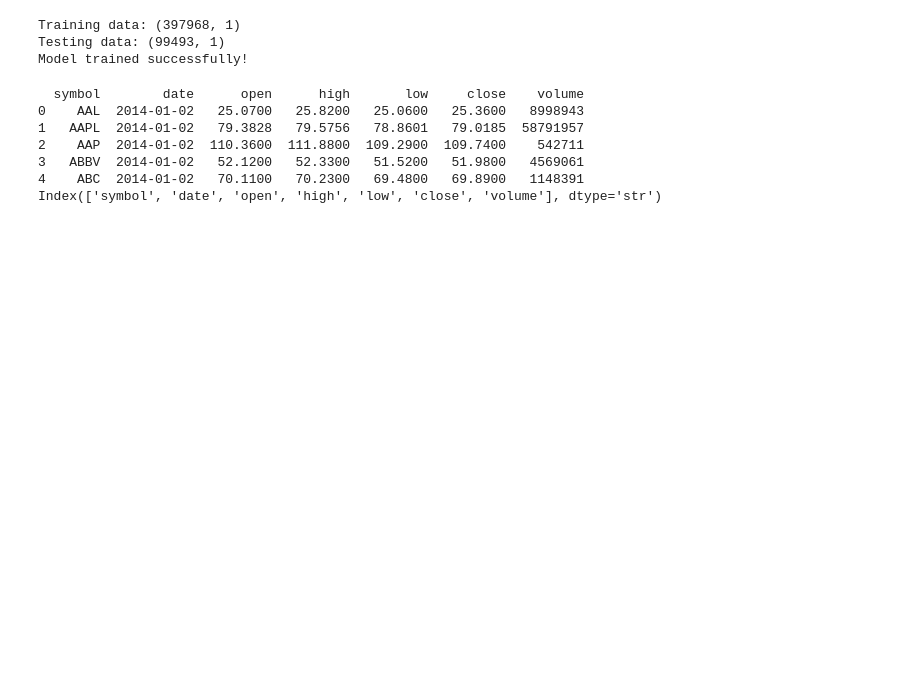
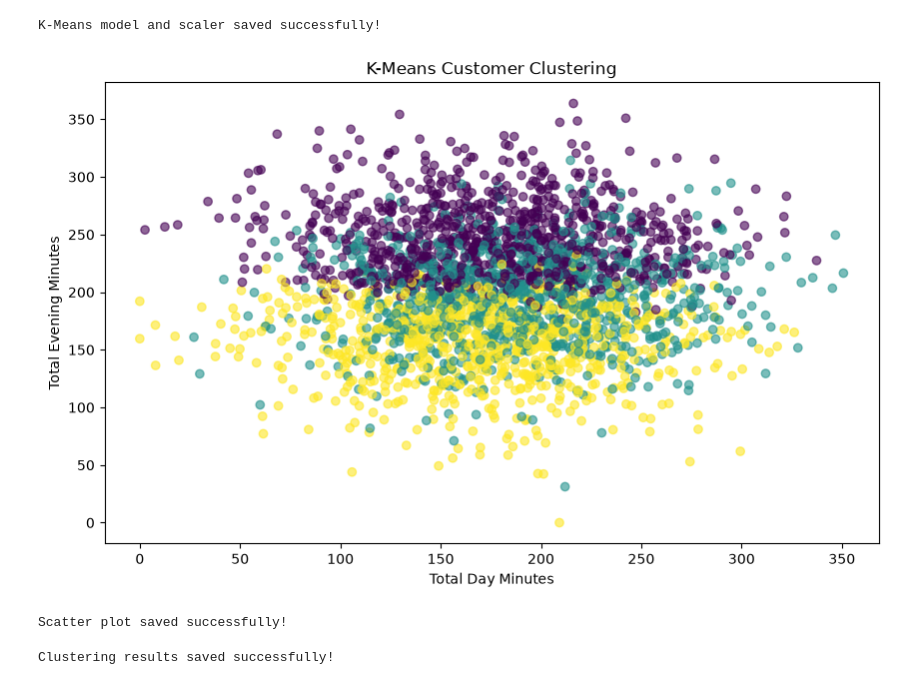
Before and after one commit to Durojayeelizabeth2020-hub/CODVEDA-DATA-ANALYTICS-INTERNSHIP, a Jupyter notebook: LEVEL_2/Cleaned data.ipynb, the cells around one changed output. Saved outputs shown, nothing was run; the diff lists cells and outputs as text; code cells hidden in the pictures; blank space fills up the shorter version.

```diff
--- a/LEVEL_2/Cleaned data.ipynb
+++ b/LEVEL_2/Cleaned data.ipynb
@@ -138,41 +0,0 @@ Testing data: (99495, 1)
-# %%
-X = df[["open"]]
-y = df["close"]
-df_clean = pd.concat([X, y], axis=1).dropna()
-X = df_clean[["open"]]
-y = df_clean["close"]
-
-# Now split
-X_train, X_test, y_train, y_test = train_test_split(
-    X,
-    y,
-    test_size=0.2,
-    random_state=42
-)
-
-print("Training data:", X_train.shape)
-print("Testing data:", X_test.shape)
-
-# Now train
-from sklearn.linear_model import LinearRegression
-model = LinearRegression()
-model.fit(X_train, y_train)
-
-print("Model trained successfully!")
-# %% [output]
-Training data: (397968, 1)
-Testing data: (99493, 1)
-Model trained successfully!
-# %%
-df = pd.read_csv("2) Stock Prices Data Set.csv")
-
-print(df.head())
-print(df.columns)
-# %% [output]
-  symbol        date      open      high       low     close    volume
-0    AAL  2014-01-02   25.0700   25.8200   25.0600   25.3600   8998943
-1   AAPL  2014-01-02   79.3828   79.5756   78.8601   79.0185  58791957
-2    AAP  2014-01-02  110.3600  111.8800  109.2900  109.7400    542711
-3   ABBV  2014-01-02   52.1200   52.3300   51.5200   51.9800   4569061
-4    ABC  2014-01-02   70.1100   70.2300   69.4800   69.8900   1148391
-Index(['symbol', 'date', 'open', 'high', 'low', 'close', 'volume'], dtype='str')
@@ -185,0 +1,38 @@ from sklearn.metrics import mean_absolute_error, mean_squared_error, r2_score
+# %%
+import joblib
+
+joblib.dump(kmeans, "kmeans_model.pkl")
+joblib.dump(scaler, "scaler.pkl")
+
+print("K-Means model and scaler saved successfully!")
+# %% [output]
+K-Means model and scaler saved successfully!
+# %%
+plt.figure(figsize=(10, 6))
+
+plt.scatter(
+    df["Total day minutes"],
+    df["Total eve minutes"],
+    c=df["Cluster"],
+    alpha=0.6
+)
+
+plt.xlabel("Total Day Minutes")
+plt.ylabel("Total Evening Minutes")
+plt.title("K-Means Customer Clustering")
+
+plt.savefig("kmeans_clusters.png", dpi=300, bbox_inches="tight")
+
+plt.show()
+
+print("Scatter plot saved successfully!")
+# %% [output]
+[figure, added]
+Scatter plot saved successfully!
+# %%
+df["Cluster"] = kmeans.fit_predict(X_scaled)
+df.to_csv("kmeans_clustering_results.csv", index=False)
+
+print("Clustering results saved successfully!")
+# %% [output]
+Clustering results saved successfully!
```
Also changed, not shown: parts of 37 cells of this notebook, 6 other files.
